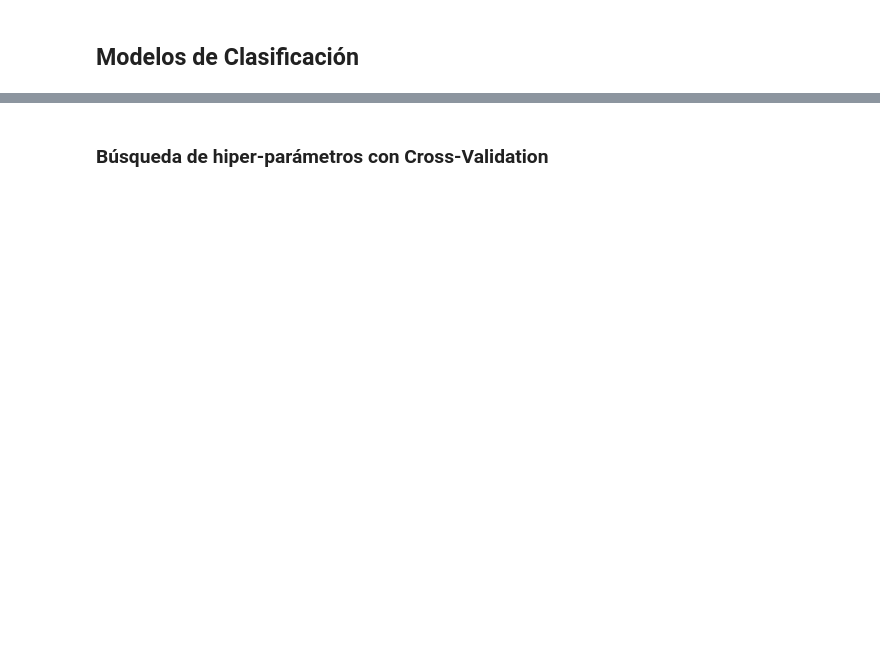
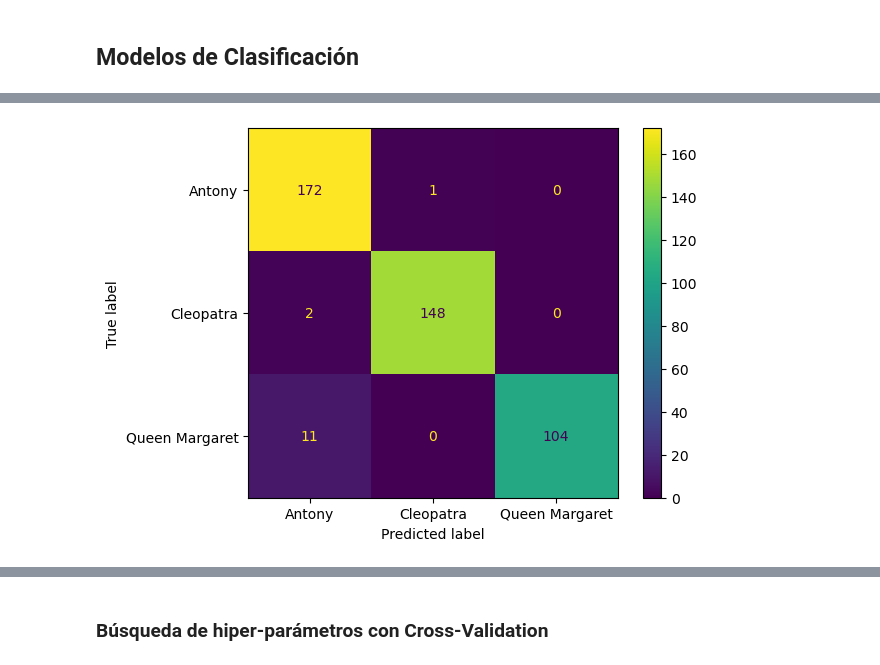
Before and after one commit to julianrdzf/IntroCD-tarea1-entrega, a Jupyter notebook: Tarea2.ipynb, the cells around one changed output, grey strips where cells are left out. Saved outputs shown, nothing was run; the diff lists cells and outputs as text; code cells hidden in the pictures; blank space fills up the shorter version.

```diff
--- a/Tarea2.ipynb
+++ b/Tarea2.ipynb
@@ -238,11 +276,13 @@ y_pred_train[:10]
 # %%
-def get_accuracy(y_true, y_pred):
-    return (y_true == y_pred).sum() / len(y_true)
+# def get_accuracy(y_true, y_pred):
+#     return (y_true == y_pred).sum() / len(y_true)
 
-get_accuracy(y_train, y_pred_train)
+# get_accuracy(y_train, y_pred_train)
 
-ConfusionMatrixDisplay.from_predictions(y_train, y_pred_train )
-plt.show()
+# ConfusionMatrixDisplay.from_predictions(y_train, y_pred_train )
+# plt.show()
+# %% [output]
+[figure, added]
 # %%
 X_test_counts = count_vect.transform(X_test)
 X_test_tf = tf_idf.transform(X_test_counts)
```
Also changed, not shown: parts of 20 cells of this notebook.
